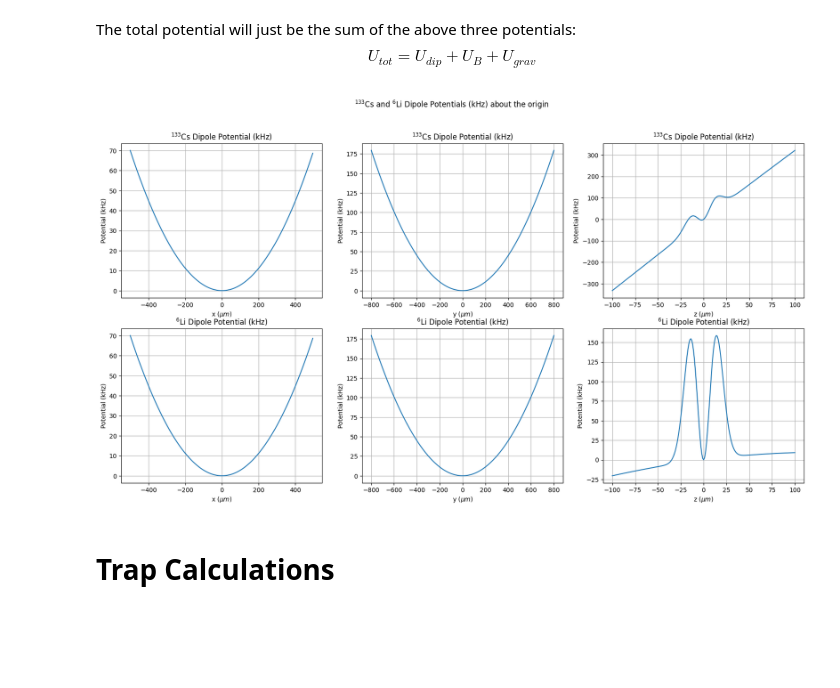
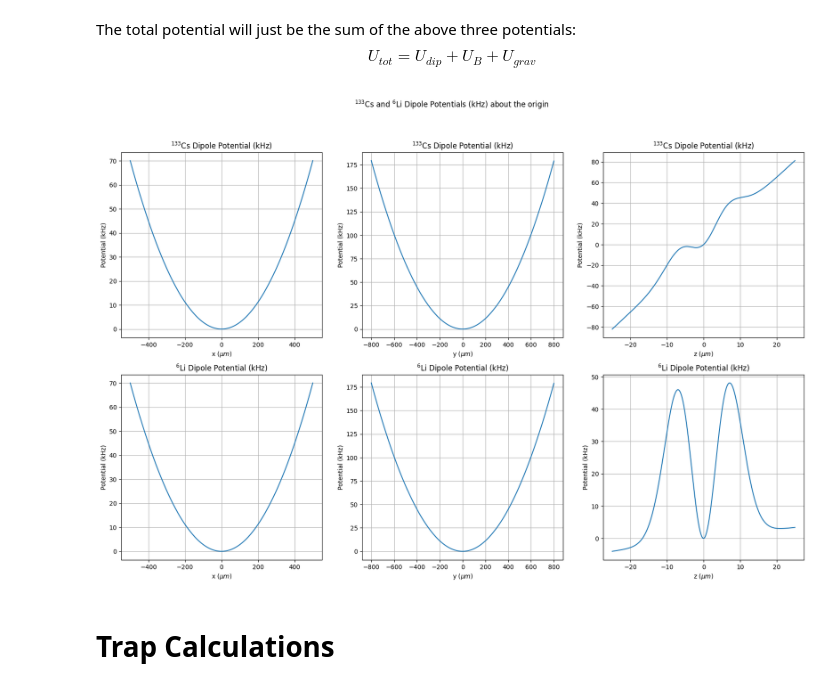
Before and after one commit to Mouhamedm17/DipoleTrappingCalculations, a Jupyter notebook: FlatTrap.ipynb, the cells around one changed output. Cells and saved outputs as stored; diff of their text form; code cells hidden in the pictures; blank space fills up the shorter version.

Commit message:
Fixed intensity expression and beam parameters, 1064 light no longer needed

```diff
--- a/FlatTrap.ipynb
+++ b/FlatTrap.ipynb
@@ -463,13 +447,13 @@ def beam_waist(x, min_w):
     """
     x_r = np.pi * min_w**2 / Constants.Lambda635
 
-    w = min_w * np.sqrt(1 + x / x_r)
+    w = min_w * np.sqrt(1 + (x / x_r)**2)
 
     return w
 # %%
 def field_intensity(r, *args):
     """
-    Function for computing electric field intensity
+    Function for computing electric field intensity of a TEM01 laser beam
 
     inputs:
         - r (list): x,y,z position in m
@@ -488,7 +472,7 @@ def field_intensity(r, *args):
     w_y = beam_waist(x, min_y)
     w_z = beam_waist(x, min_z)
 
-    coef = 16 * power / (np.pi * w_y**2 * w_z**2)
+    coef = 8 * power / (np.pi * w_y * w_z**3)
 
     y_intensity = np.exp(-2 * y**2 / w_y**2)
 
@@ -636,7 +590,7 @@ def magnetic_field(x, y, z):
 
     returns: Magnetic field strength in Gauss
     """
-    omegaB = 2e5
+    omegaB = 20
 
     return -omegaB * (x**2 + y**2) + 2*omegaB * z**2
 # %%
@@ -662,4 +616,4 @@ def magnetic_potential(r, *args):
 
     B = magnetic_field(x,y,z)
 
-    return - (coef * B / (1e4)) / Constants.h
+    return - (coef * B ) / Constants.h
@@ -764,14 +715,15 @@ def total_potential(r, *args):
 
     return u_dip + u_b + u_grav
 # %%
-params = (cs_trap_params, li_trap_params)
-ranges = [500e-6, 800e-6, 100e-6]
+params = normal_trap_params
+
+ranges = [500e-6, 800e-6, 25e-6]
 const_vals = [[0, 0, 0], [0,0,0]]
 title = r'$^{133}$Cs and $^{6}$Li Dipole Potentials (kHz) about the origin'
 
 plot_total_potential(poten=total_potential, ranges=ranges, const_vals=const_vals, params=params, main_title=title)
 # %% [output]
-[figure, old version]
+[figure, new version]
 # %% [markdown]
 # Trap Calculations
 # %% [markdown]
```
Also changed, not shown: parts of 27 cells of this notebook.
